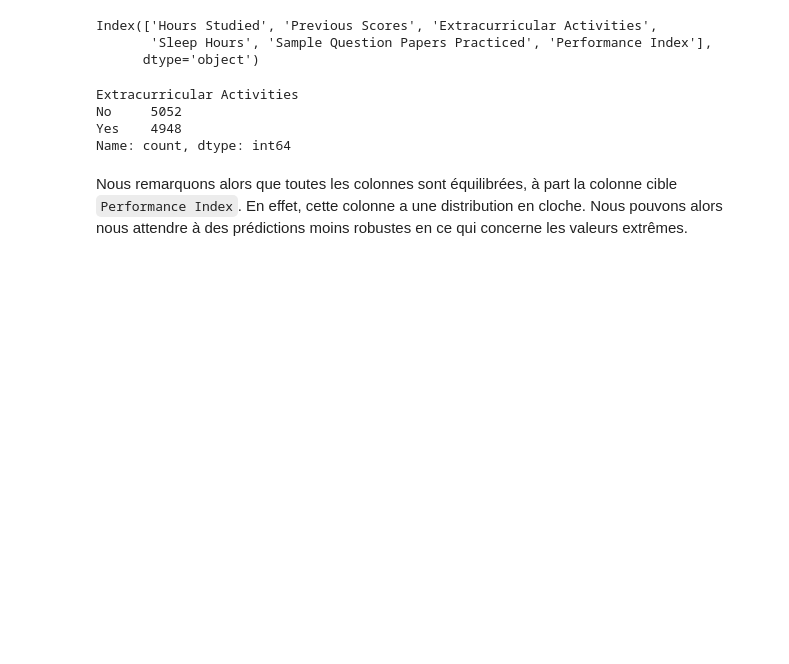
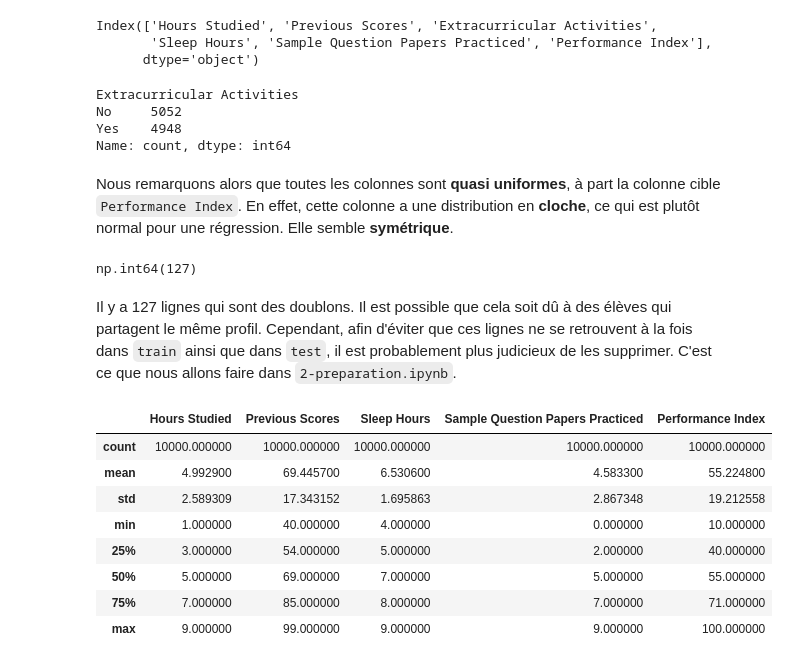
Before and after one commit to elalaxi/ML_kaggle, a Jupyter notebook: student_perf/1-exploration.ipynb, the cells around one changed output. Saved outputs shown, nothing was run; the diff lists cells and outputs as text; code cells hidden in the pictures; blank space fills up the shorter version.

```diff
--- a/student_perf/1-exploration.ipynb
+++ b/student_perf/1-exploration.ipynb
@@ -121,4 +121,22 @@ No     5052
 Yes    4948
 Name: count, dtype: int64
 # %% [markdown]
-Nous remarquons alors que toutes les colonnes sont équilibrées, à part la colonne cible `Performance Index`. En effet, cette colonne a une distribution en cloche. Nous pouvons alors nous attendre à des prédictions moins robustes en ce qui concerne les valeurs extrêmes.
+Nous remarquons alors que toutes les colonnes sont **quasi uniformes**, à part la colonne cible `Performance Index`. En effet, cette colonne a une distribution en **cloche**, ce qui est plutôt normal pour une régression. Elle semble **symétrique**.
+# %%
+df_student.duplicated().sum()
+# %% [output]
+np.int64(127)
+# %% [markdown]
+Il y a 127 lignes qui sont des doublons. Il est possible que cela soit dû à des élèves qui partagent le même profil. Cependant, afin d'éviter que ces lignes ne se retrouvent à la fois dans `train` ainsi que dans `test`, il est probablement plus judicieux de les supprimer. C'est ce que nous allons faire dans `2-preparation.ipynb`.
+# %%
+df_student.describe()
+# %% [output]
+|  | Hours Studied | Previous Scores | Sleep Hours | Sample Question Papers Practiced | Performance Index |
+| count | 10000.000000 | 10000.000000 | 10000.000000 | 10000.000000 | 10000.000000 |
+| mean | 4.992900 | 69.445700 | 6.530600 | 4.583300 | 55.224800 |
+| std | 2.589309 | 17.343152 | 1.695863 | 2.867348 | 19.212558 |
+| min | 1.000000 | 40.000000 | 4.000000 | 0.000000 | 10.000000 |
+| 25% | 3.000000 | 54.000000 | 5.000000 | 2.000000 | 40.000000 |
+| 50% | 5.000000 | 69.000000 | 7.000000 | 5.000000 | 55.000000 |
+| 75% | 7.000000 | 85.000000 | 8.000000 | 7.000000 | 71.000000 |
+| max | 9.000000 | 99.000000 | 9.000000 | 9.000000 | 100.000000 |
```
Also changed, not shown: parts of 7 cells of this notebook.
